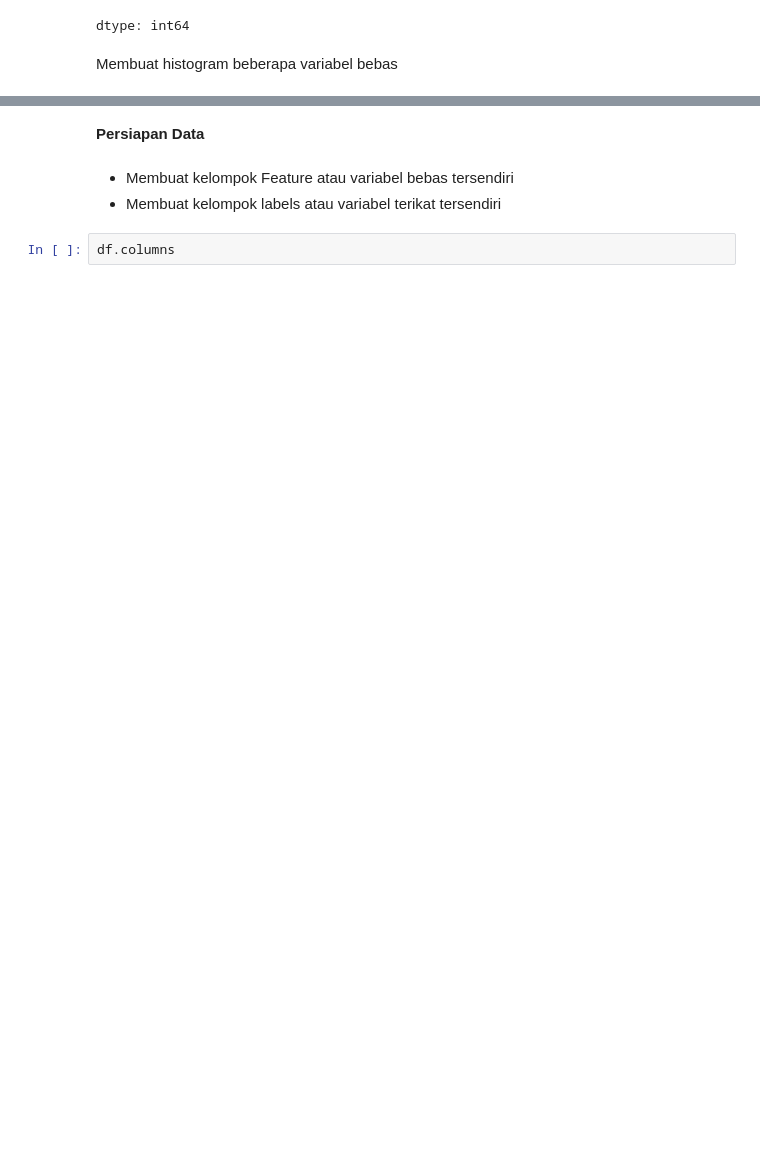
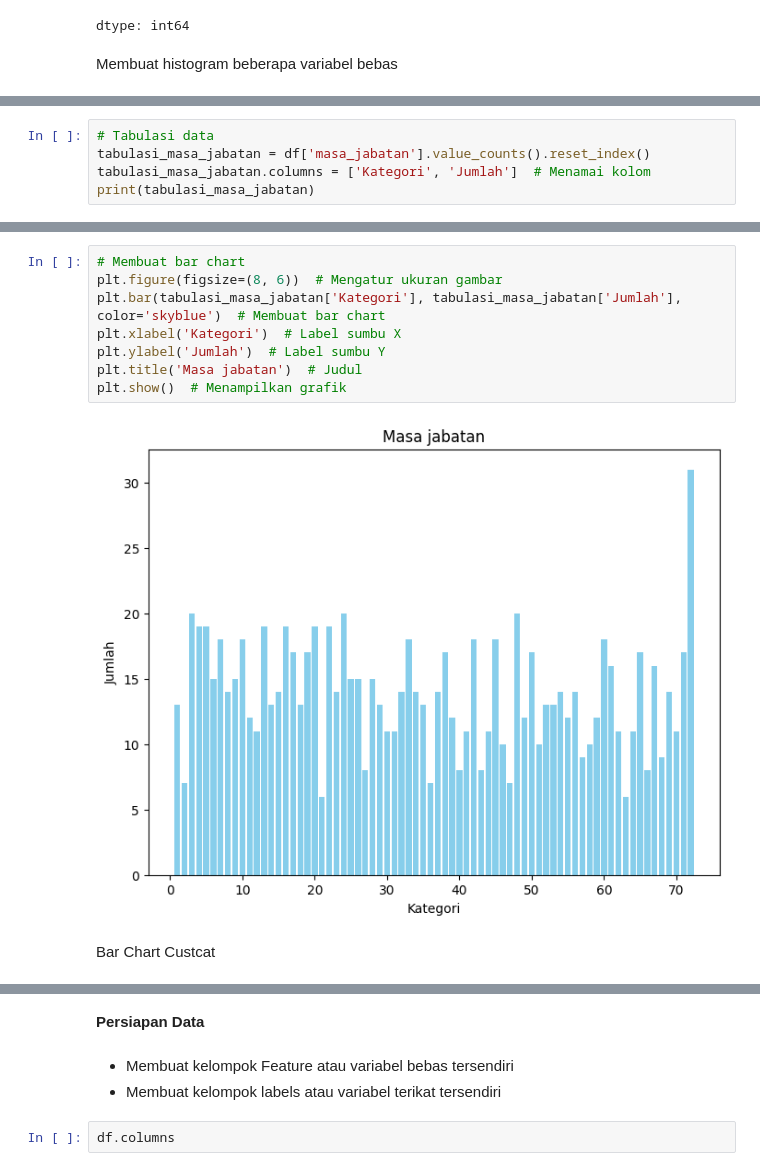
Before and after one commit to Coyy12/AVD-Tugas, a Jupyter notebook: AVD_tugas_2.ipynb, the cells around one changed output, grey strips where cells are left out. Drawn from its saved outputs; the diff is of its cells as text; blank space fills up the shorter version.

```diff
--- a/AVD_tugas_2.ipynb
+++ b/AVD_tugas_2.ipynb
@@ -92,0 +108,5 @@ array([[<Axes: title={'center': 'kandungan'}>]], dtype=object)
+# %%
+# Tabulasi data
+tabulasi_masa_jabatan = df['masa_jabatan'].value_counts().reset_index()
+tabulasi_masa_jabatan.columns = ['Kategori', 'Jumlah']  # Menamai kolom
+print(tabulasi_masa_jabatan)
@@ -92,0 +128,12 @@ array([[<Axes: title={'center': 'kandungan'}>]], dtype=object)
+# %%
+# Membuat bar chart
+plt.figure(figsize=(8, 6))  # Mengatur ukuran gambar
+plt.bar(tabulasi_masa_jabatan['Kategori'], tabulasi_masa_jabatan['Jumlah'], color='skyblue')  # Membuat bar chart
+plt.xlabel('Kategori')  # Label sumbu X
+plt.ylabel('Jumlah')  # Label sumbu Y
+plt.title('Masa jabatan')  # Judul
+plt.show()  # Menampilkan grafik
+# %% [output]
+[figure, added]
+# %% [markdown]
+Bar Chart Custcat
```
Also changed, not shown: parts of 39 cells of this notebook.
